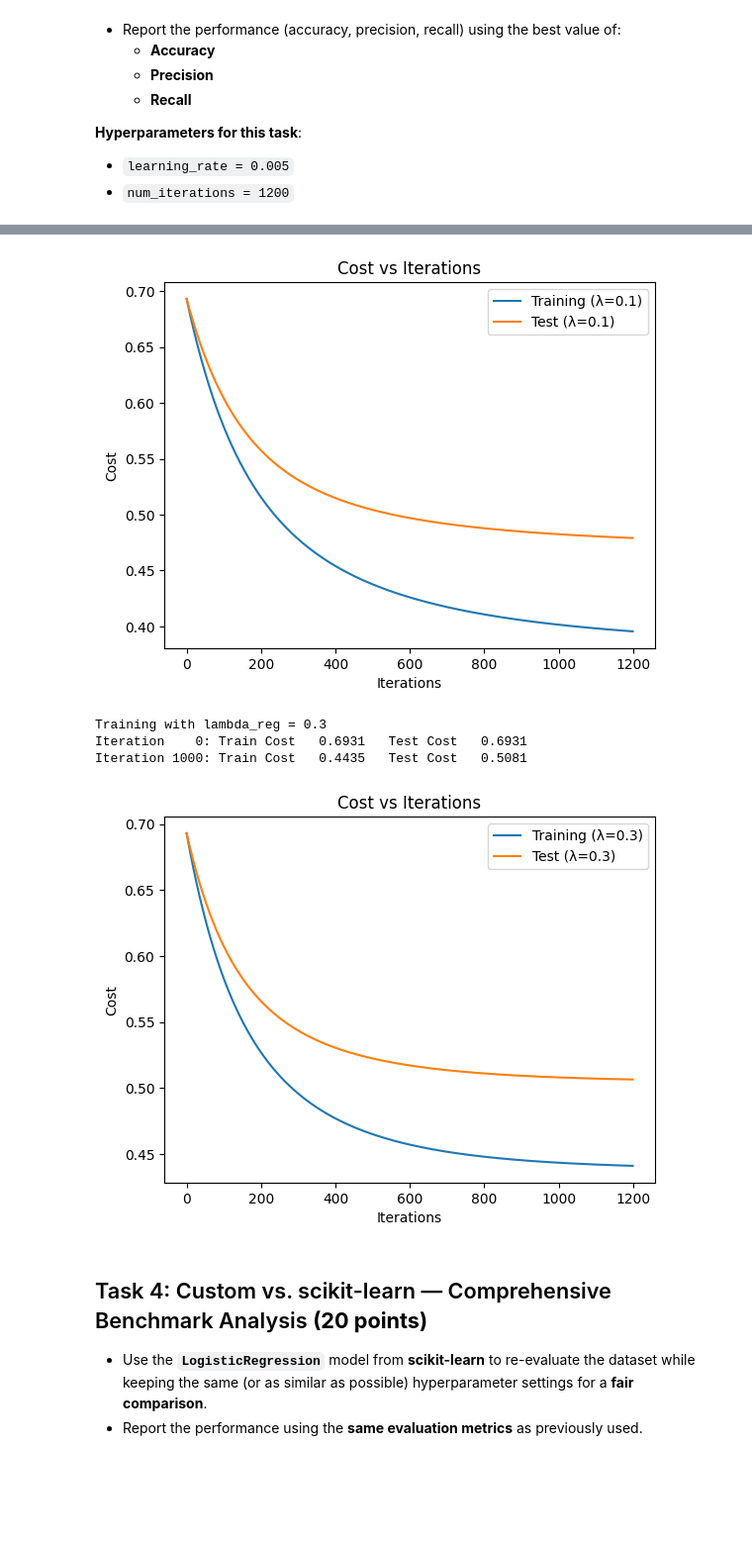
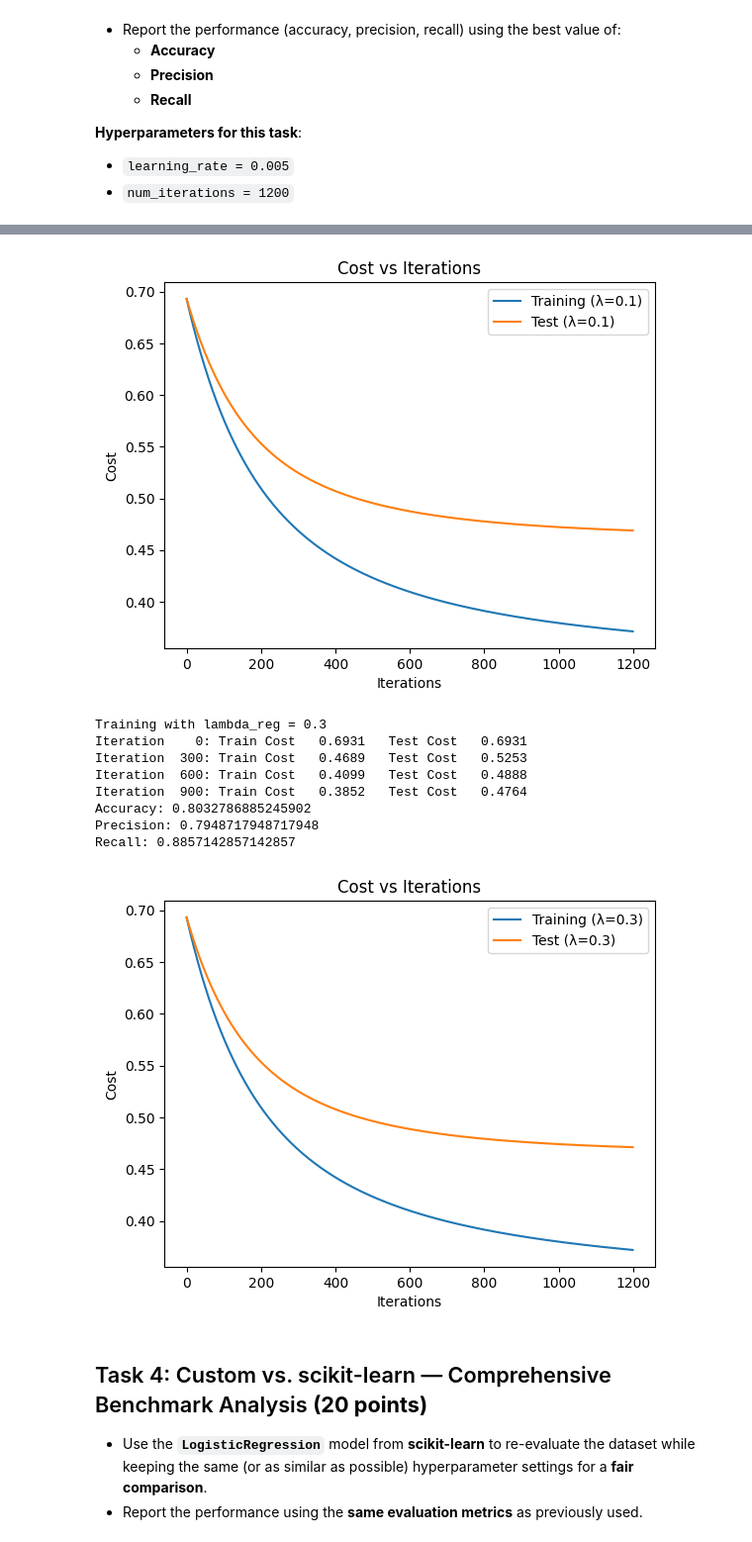
Before and after one commit to gabbymp3/stat362, a Jupyter notebook: student/homeworks/Assignment 1/HW1_binary.ipynb, the cells around one changed output, grey strips where cells are left out. Shown: that part at 99% size. Saved outputs shown, nothing was run; the diff lists cells and outputs as text; code cells hidden in the pictures; blank space fills up the shorter version.

```diff
--- a/student/homeworks/Assignment 1/HW1_binary.ipynb
+++ b/student/homeworks/Assignment 1/HW1_binary.ipynb
@@ -351,7 +351,7 @@ def compute_gradient_logistic_ridge(X, y, w, lambda_reg):
     # compute gradient
     dj_dw = (X.T @ (h - y)) / m
     reg_term = np.zeros_like(w)
-    reg_term[1:] = (lambda_reg) * w[1:]
+    reg_term[1:] = (lambda_reg / m) * w[1:]
     dj_dw += reg_term
     return dj_dw
 
@@ -383,7 +383,7 @@ def gradient_descent_logistic_ridge(X_train, y_train, X_test, y_test, w_in, alph
 
     # update weights
     w = w - alpha * gradient
-    if i % 1000 == 0:
+    if i % 300 == 0:
       print(f"Iteration {i:4}: Train Cost {train_cost:8.4f}   Test Cost {test_cost:8.4f}")
   return w, J_history, test_J_history
 # %% [markdown]
@@ -569,7 +569,7 @@ With the training and test sets prepared, the next step is to **train the model*
 As long as the model **converges stably**, your hyperparameters are acceptable.
 # %%
 alpha = 0.001
-num_iters = 20000
+num_iters = 4000
 lambda_reg = 0.01
 
 X_train_array = np.nan_to_num(X_train_scaled_encoded.values, nan=0.0)
@@ -650,13 +644,26 @@ plt.show()
 - `learning_rate = 0.005`
 - `num_iterations = 1200`
 # %%
+from sklearn.metrics import accuracy_score, precision_score, recall_score
+
 learning_rate = 0.005
 num_iterations = 1200
 lambda_reg_values = [0.0, 0.01, 0.03, 0.1, 0.3]
 
 for lambda_reg in lambda_reg_values:
     print(f"Training with lambda_reg = {lambda_reg}")
+    w_in = np.zeros(X_train_array.shape[1] + 1, dtype=float)
     w, J_history, test_J_history = gradient_descent_logistic_ridge(X_train_array, y_train_array, X_test_array, y_test_array, w_in, learning_rate, num_iterations, lambda_reg)
+    X_test_bias = np.column_stack([np.ones(X_test_array.shape[0]), X_test_array])
+    y_pred_prob = sigmoid(X_test_bias @ w)
+    y_pred = (y_pred_prob > 0.5).astype(int)
+
+    # evaluate performance
+    print("Accuracy:", accuracy_score(y_test, y_pred))
+    print("Precision:", precision_score(y_test, y_pred))
+    print("Recall:", recall_score(y_test, y_pred))
+
+
     plt.plot(J_history, label=f'Training (λ={lambda_reg})')
     plt.plot(test_J_history, label=f'Test (λ={lambda_reg})')
     plt.xlabel('Iterations')
@@ -683,8 +710,13 @@ Iteration 1000: Train Cost   0.4015   Test Cost   0.4824
-[figure, old version]
+[figure, new version]
 Training with lambda_reg = 0.3
 Iteration    0: Train Cost   0.6931   Test Cost   0.6931
-Iteration 1000: Train Cost   0.4435   Test Cost   0.5081
+Iteration  300: Train Cost   0.4689   Test Cost   0.5253
+Iteration  600: Train Cost   0.4099   Test Cost   0.4888
+Iteration  900: Train Cost   0.3852   Test Cost   0.4764
+Accuracy: 0.8032786885245902
+Precision: 0.7948717948717948
+Recall: 0.8857142857142857
-[figure, old version]
+[figure, new version]
 # %% [markdown]
 ## Task 4: Custom vs. scikit-learn — Comprehensive Benchmark Analysis **(20 points)**
 
```
Also changed, not shown: parts of 11 cells of this notebook.
